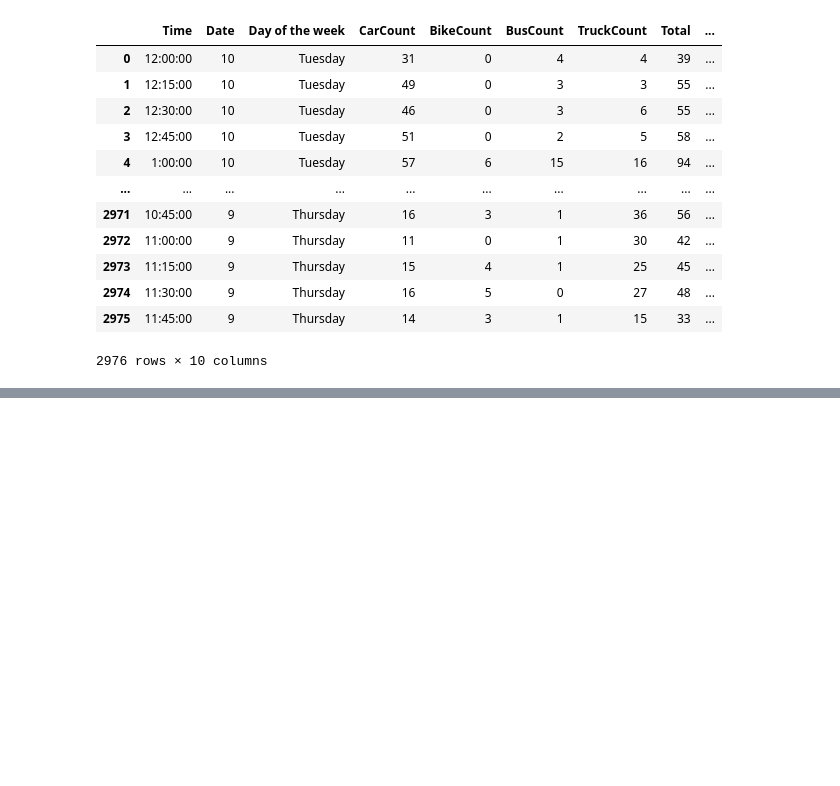
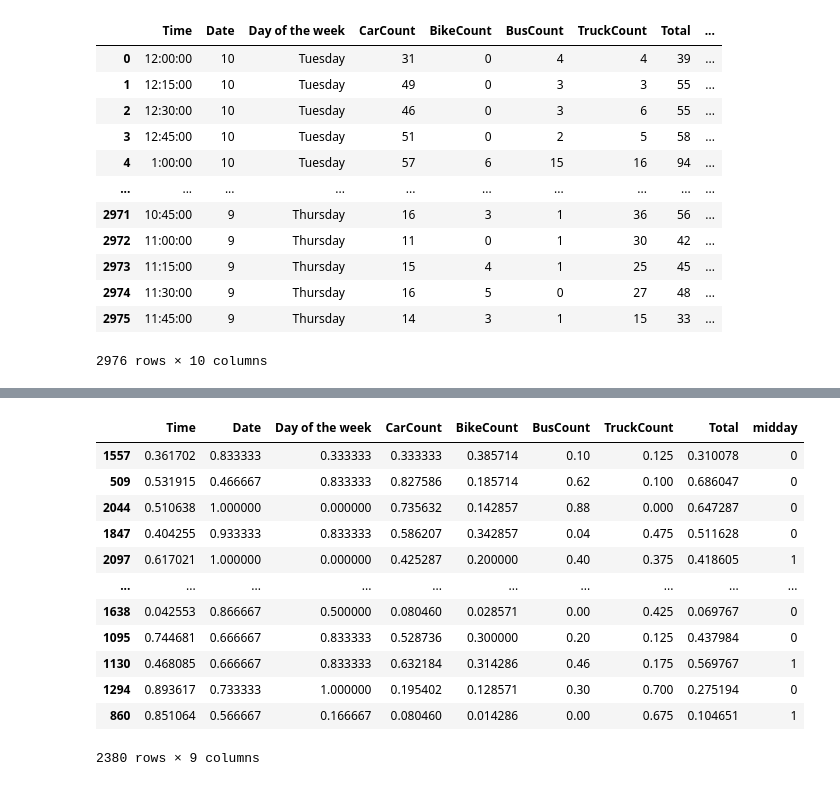
Before and after one commit to RohullahAkbari/Traffic_Predaction, a Jupyter notebook: Traffic_predaction.ipynb, the cells around one changed output, grey strips where cells are left out. Drawn from its saved outputs; the diff is of its cells as text; code cells hidden in the pictures; blank space fills up the shorter version.

```diff
--- a/Traffic_predaction.ipynb
+++ b/Traffic_predaction.ipynb
@@ -174,0 +228,16 @@ dataset['target'] = dataset['target'].map(mapping).astype(int)
+# %%
+X_train
+# %% [output]
+|  | Time | Date | Day of the week | CarCount | BikeCount | BusCount | TruckCount | Total | midday |
+| 1557 | 0.361702 | 0.833333 | 0.333333 | 0.333333 | 0.385714 | 0.10 | 0.125 | 0.310078 | 0 |
+| 509 | 0.531915 | 0.466667 | 0.833333 | 0.827586 | 0.185714 | 0.62 | 0.100 | 0.686047 | 0 |
+| 2044 | 0.510638 | 1.000000 | 0.000000 | 0.735632 | 0.142857 | 0.88 | 0.000 | 0.647287 | 0 |
+| 1847 | 0.404255 | 0.933333 | 0.833333 | 0.586207 | 0.342857 | 0.04 | 0.475 | 0.511628 | 0 |
+| 2097 | 0.617021 | 1.000000 | 0.000000 | 0.425287 | 0.200000 | 0.40 | 0.375 | 0.418605 | 1 |
+| ... | ... | ... | ... | ... | ... | ... | ... | ... | ... |
+| 1638 | 0.042553 | 0.866667 | 0.500000 | 0.080460 | 0.028571 | 0.00 | 0.425 | 0.069767 | 0 |
+| 1095 | 0.744681 | 0.666667 | 0.833333 | 0.528736 | 0.300000 | 0.20 | 0.125 | 0.437984 | 0 |
+| 1130 | 0.468085 | 0.666667 | 0.833333 | 0.632184 | 0.314286 | 0.46 | 0.175 | 0.569767 | 1 |
+| 1294 | 0.893617 | 0.733333 | 1.000000 | 0.195402 | 0.128571 | 0.30 | 0.700 | 0.275194 | 0 |
+| 860 | 0.851064 | 0.566667 | 0.166667 | 0.080460 | 0.014286 | 0.00 | 0.675 | 0.104651 | 1 |
+2380 rows × 9 columns
```
Also changed, not shown: parts of 17 cells of this notebook.
